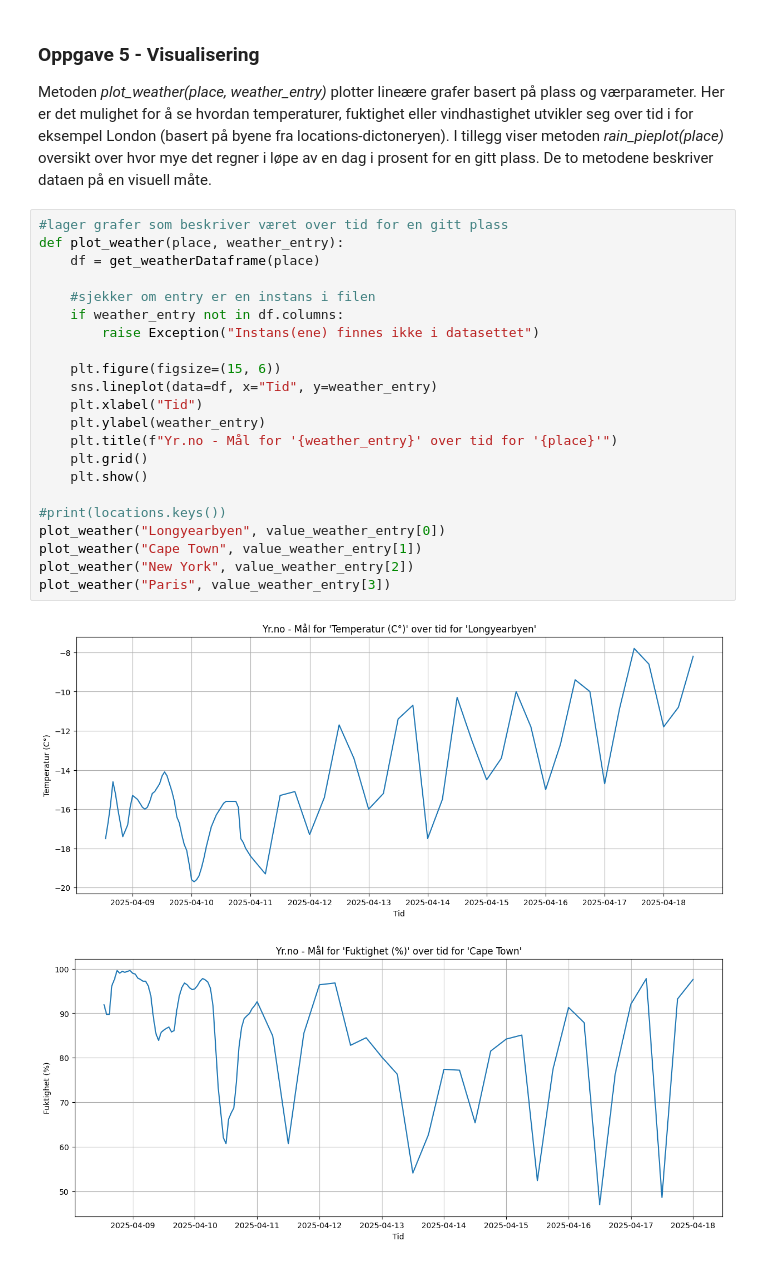
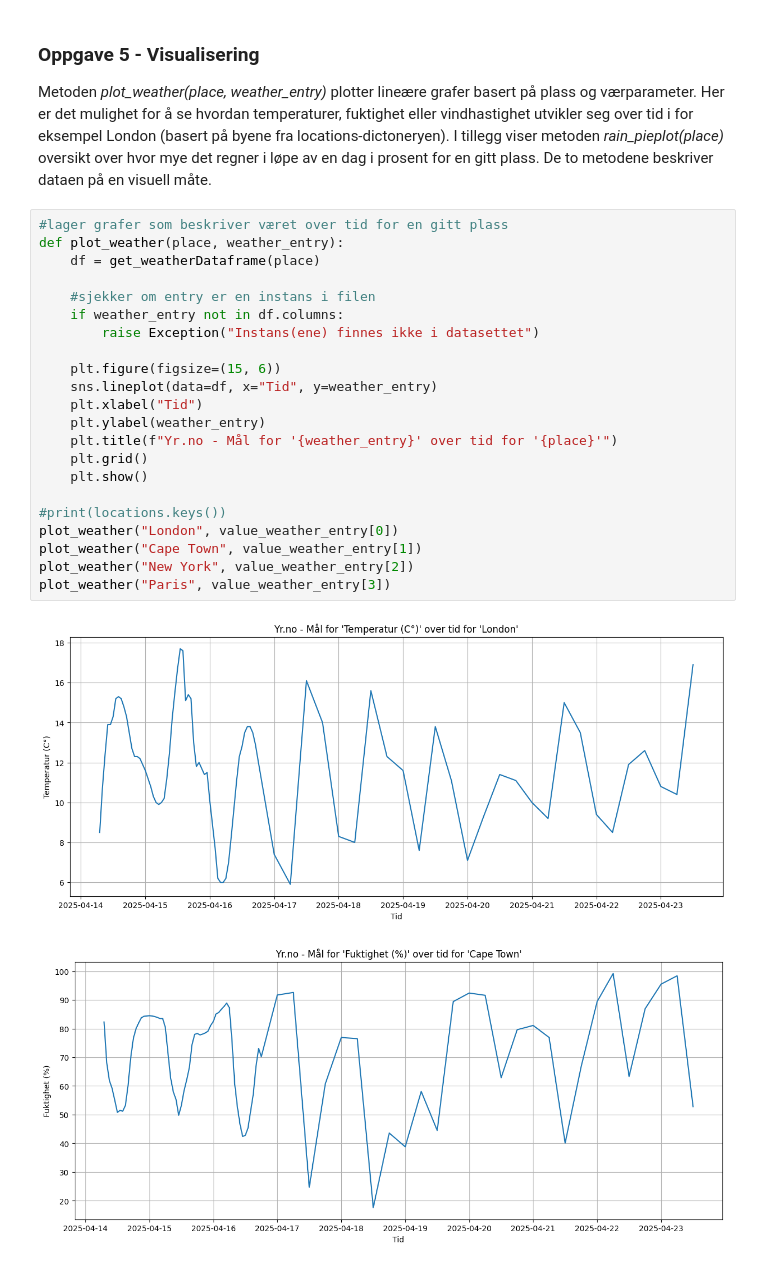
Before and after one commit to nhstorbe/Prosjekt-Anvendt-, a Jupyter notebook: src/Mappe 2/data_visualisering_fremtid.ipynb, the cells around one changed output. Saved outputs shown, nothing was run; the diff lists cells and outputs as text.

```diff
--- a/src/Mappe 2/data_visualisering_fremtid.ipynb
+++ b/src/Mappe 2/data_visualisering_fremtid.ipynb
@@ -185,25 +185,25 @@ Metoden _plot_weather(place, weather_entry)_ plotter lineære grafer basert på
 # %%
 #lager grafer som beskriver været over tid for en gitt plass
 def plot_weather(place, weather_entry):
     df = get_weatherDataframe(place)
 
     #sjekker om entry er en instans i filen
     if weather_entry not in df.columns:
         raise Exception("Instans(ene) finnes ikke i datasettet")
 
     plt.figure(figsize=(15, 6))
     sns.lineplot(data=df, x="Tid", y=weather_entry)
     plt.xlabel("Tid")
     plt.ylabel(weather_entry)
     plt.title(f"Yr.no - Mål for '{weather_entry}' over tid for '{place}'")
     plt.grid()
     plt.show()
 
 #print(locations.keys())
-plot_weather("Longyearbyen", value_weather_entry[0])
+plot_weather("London", value_weather_entry[0])
 plot_weather("Cape Town", value_weather_entry[1])
 plot_weather("New York", value_weather_entry[2])
 plot_weather("Paris", value_weather_entry[3])
 # %% [output]
-[figure, old version]
+[figure, new version]
-[figure, old version]
+[figure, new version]
```
Also changed, not shown: parts of 5 cells of this notebook.
